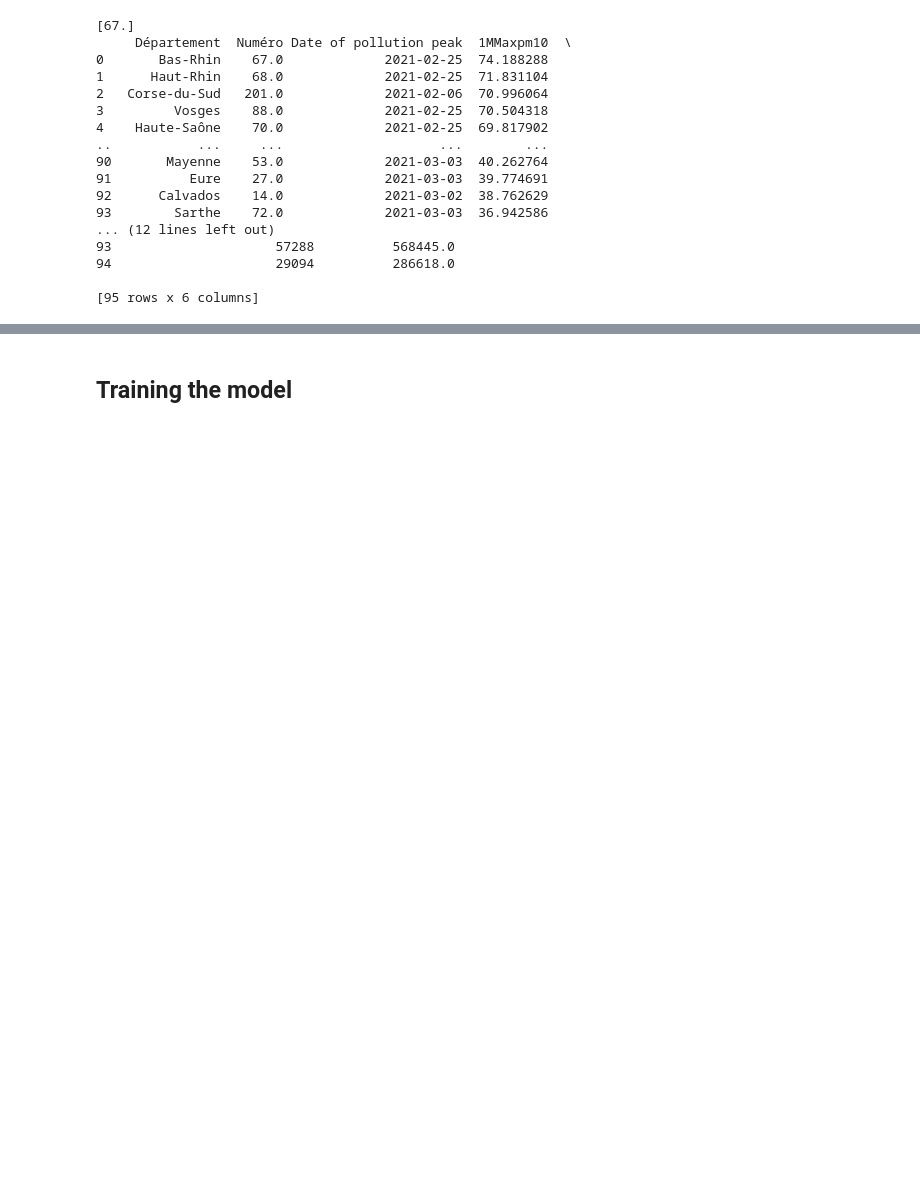
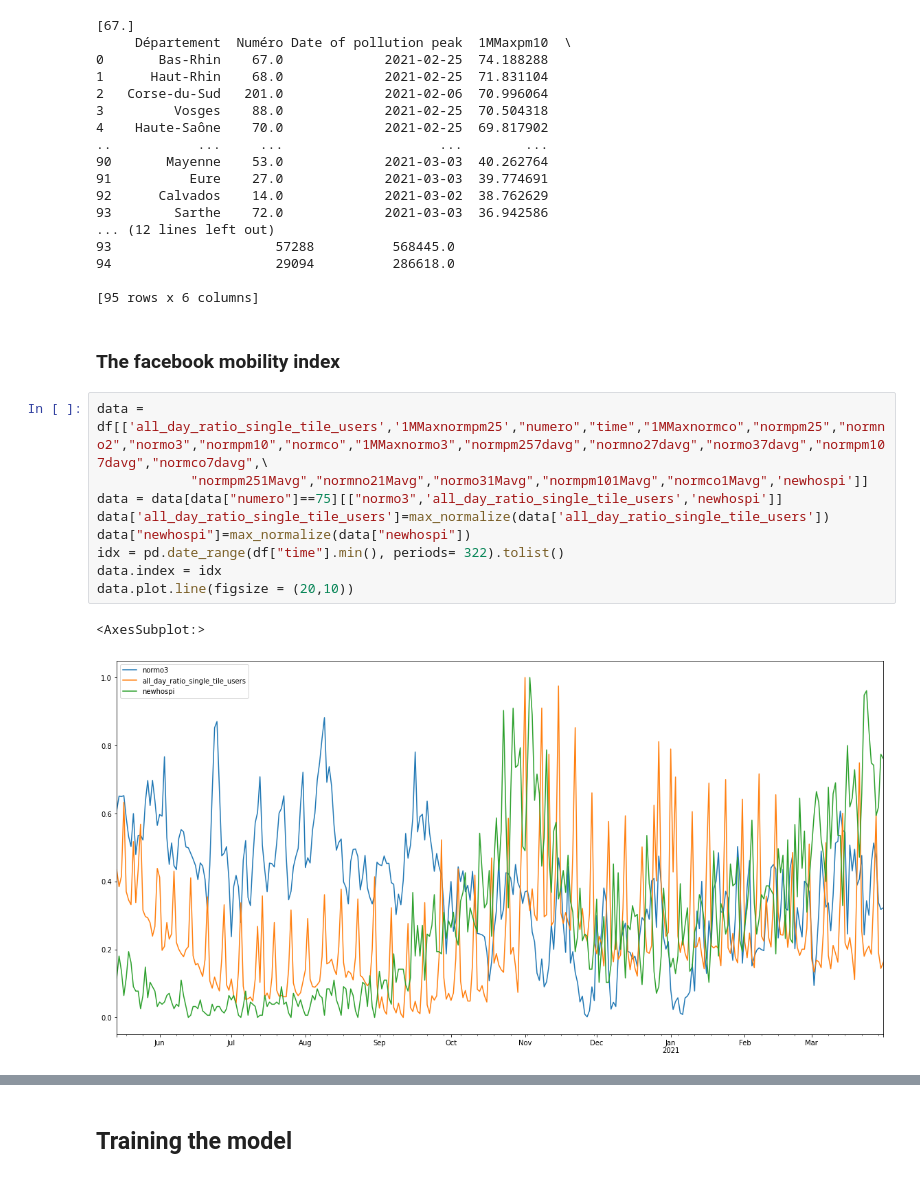
Before and after one commit to limiteinductive/covsco, a Jupyter notebook: notebooks/LG_JN.ipynb, the cells around one changed output, grey strips where cells are left out. Cells and saved outputs as stored; diff of their text form; blank space fills up the shorter version.

```diff
--- a/notebooks/LG_JN.ipynb
+++ b/notebooks/LG_JN.ipynb
@@ -493,3 +497,17 @@ dfexport.to_csv("../research/Pollution study by departement pm10 1Y Max 1M-TM.cs
 94                     29094          286618.0
 
 [95 rows x 6 columns]
+# %% [markdown]
+### The facebook mobility index
+# %%
+data = df[['all_day_ratio_single_tile_users','1MMaxnormpm25',"numero","time","1MMaxnormco","normpm25","normno2","normo3","normpm10","normco","1MMaxnormo3","normpm257davg","normno27davg","normo37davg","normpm107davg","normco7davg",\
+            "normpm251Mavg","normno21Mavg","normo31Mavg","normpm101Mavg","normco1Mavg",'newhospi']]
+data = data[data["numero"]==75][["normo3",'all_day_ratio_single_tile_users','newhospi']]
+data['all_day_ratio_single_tile_users']=max_normalize(data['all_day_ratio_single_tile_users'])
+data["newhospi"]=max_normalize(data["newhospi"])
+idx = pd.date_range(df["time"].min(), periods= 322).tolist()
+data.index = idx
+data.plot.line(figsize = (20,10))
+# %% [output]
+<AxesSubplot:>
+[figure, added]
```
Also changed, not shown: parts of 8 cells of this notebook, 6 other files.
